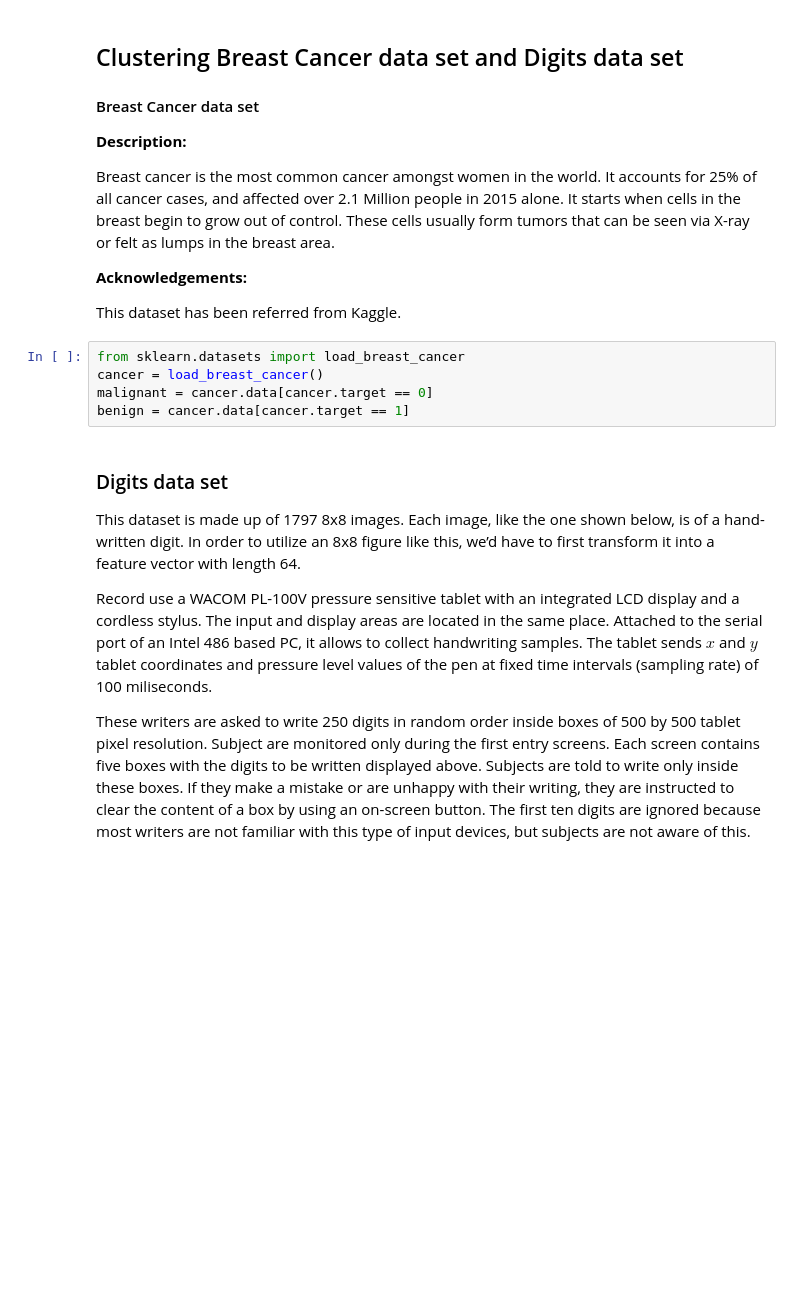
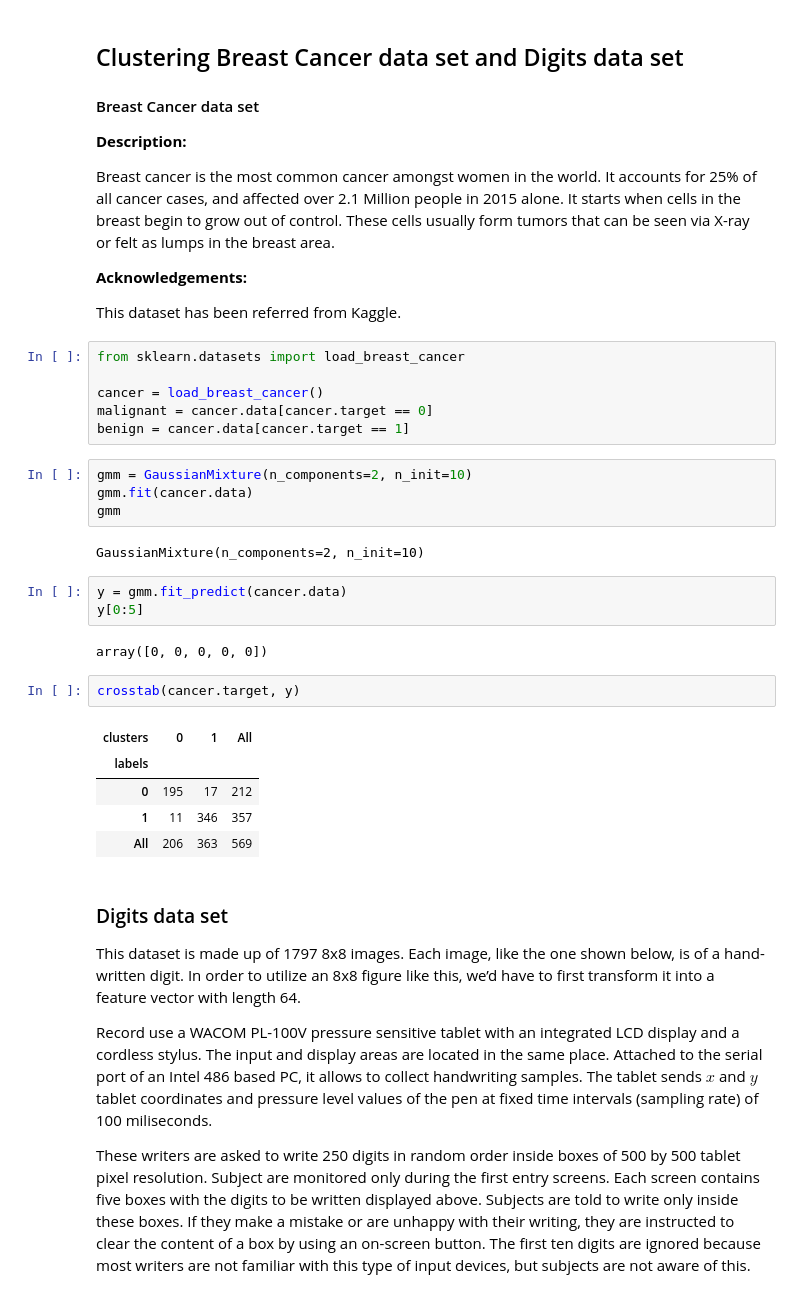
Before and after one commit to thibault-chausson/AI53-PS, a Jupyter notebook: TD2_Serge/TD - 2023 - Clustering.ipynb, the cells around one changed output. Cells and saved outputs as stored; diff of their text form; blank space fills up the shorter version.

```diff
--- a/TD2_Serge/TD - 2023 - Clustering.ipynb
+++ b/TD2_Serge/TD - 2023 - Clustering.ipynb
@@ -254,9 +392,29 @@ Breast cancer is the most common cancer amongst women in the world. It accounts
 This dataset has been referred from Kaggle.
 # %%
 from sklearn.datasets import load_breast_cancer
+
 cancer = load_breast_cancer()
 malignant = cancer.data[cancer.target == 0]
 benign = cancer.data[cancer.target == 1]
+# %%
+gmm = GaussianMixture(n_components=2, n_init=10)
+gmm.fit(cancer.data)
+gmm
+# %% [output]
+GaussianMixture(n_components=2, n_init=10)
+# %%
+y = gmm.fit_predict(cancer.data)
+y[0:5]
+# %% [output]
+array([0, 0, 0, 0, 0])
+# %%
+crosstab(cancer.target, y)
+# %% [output]
+| clusters | 0 | 1 | All |
+| labels |  |  |  |
+| 0 | 195 | 17 | 212 |
+| 1 | 11 | 346 | 357 |
+| All | 206 | 363 | 569 |
 # %% [markdown]
 ### Digits data set
 
```
Also changed, not shown: parts of 32 cells of this notebook, 1 other file.
